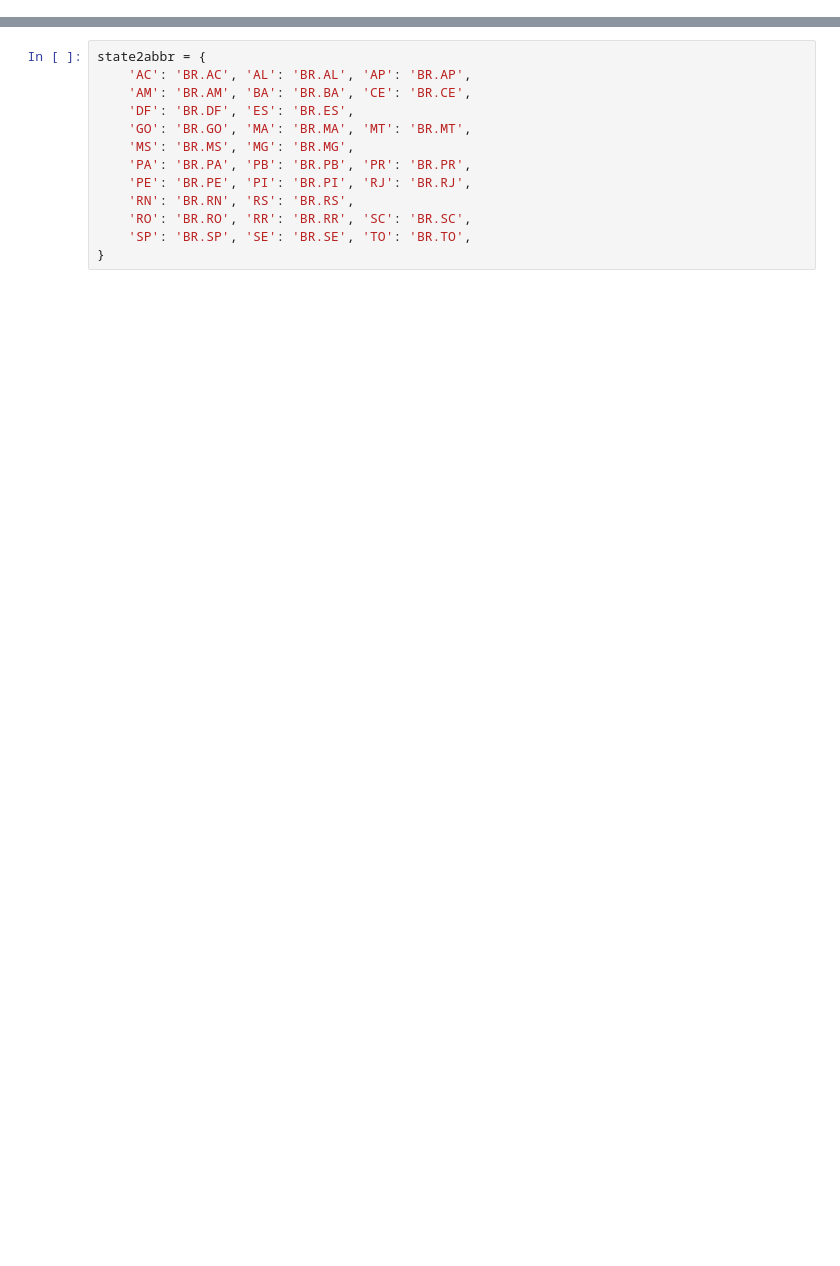
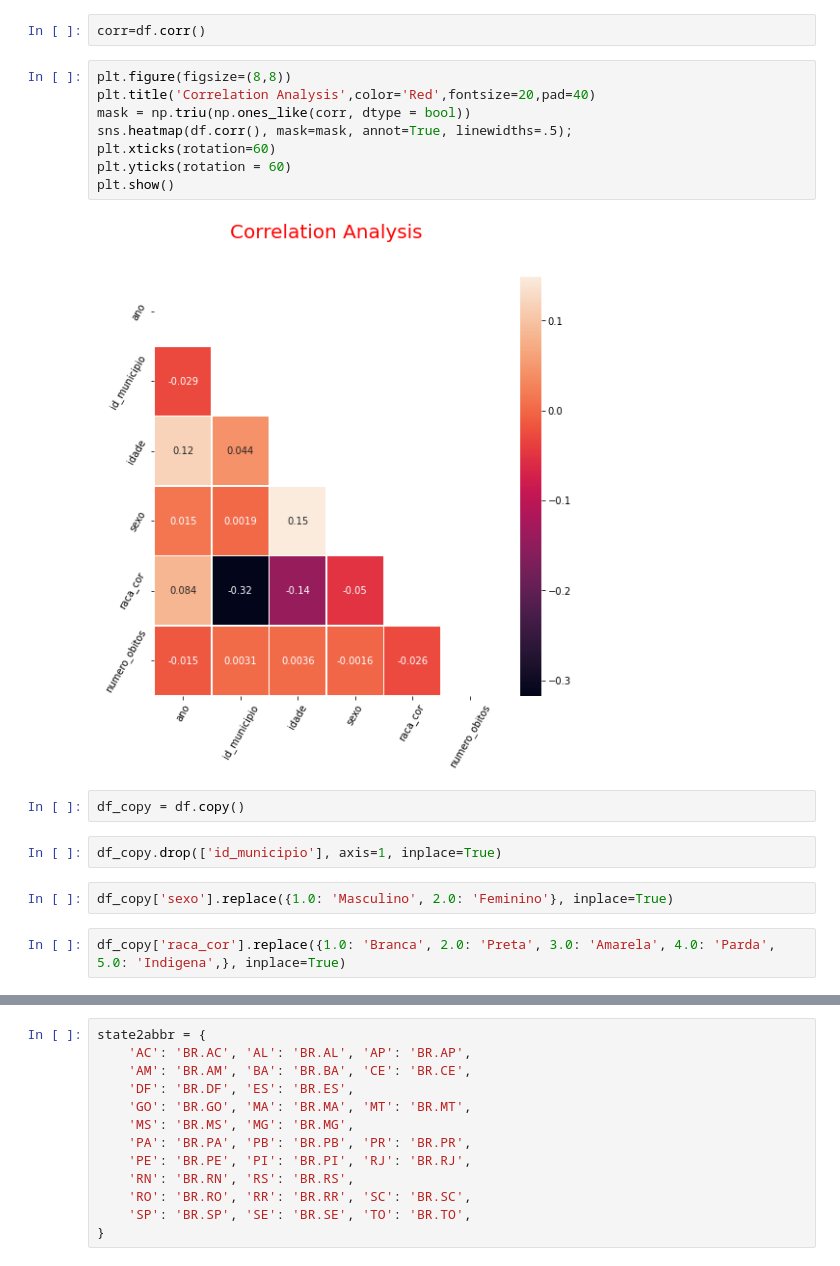
Before and after one commit to lucastbeloni/Sistema-de-Informacoes-sobre-Mortalidade, a Jupyter notebook: SIM.ipynb, the cells around one changed output, grey strips where cells are left out. Cells and saved outputs as stored; diff of their text form; blank space fills up the shorter version.

```diff
--- a/SIM.ipynb
+++ b/SIM.ipynb
@@ -108,0 +98,20 @@ Name: sigla_uf, dtype: int64
+# %%
+corr=df.corr()
+# %%
+plt.figure(figsize=(8,8))
+plt.title('Correlation Analysis',color='Red',fontsize=20,pad=40)
+mask = np.triu(np.ones_like(corr, dtype = bool))
+sns.heatmap(df.corr(), mask=mask, annot=True, linewidths=.5);
+plt.xticks(rotation=60)
+plt.yticks(rotation = 60)
+plt.show()
+# %% [output]
+[figure, added]
+# %%
+df_copy = df.copy()
+# %%
+df_copy.drop(['id_municipio'], axis=1, inplace=True)
+# %%
+df_copy['sexo'].replace({1.0: 'Masculino', 2.0: 'Feminino'}, inplace=True)
+# %%
+df_copy['raca_cor'].replace({1.0: 'Branca', 2.0: 'Preta', 3.0: 'Amarela', 4.0: 'Parda', 5.0: 'Indigena',}, inplace=True)
```
Also changed, not shown: parts of 59 cells of this notebook.
